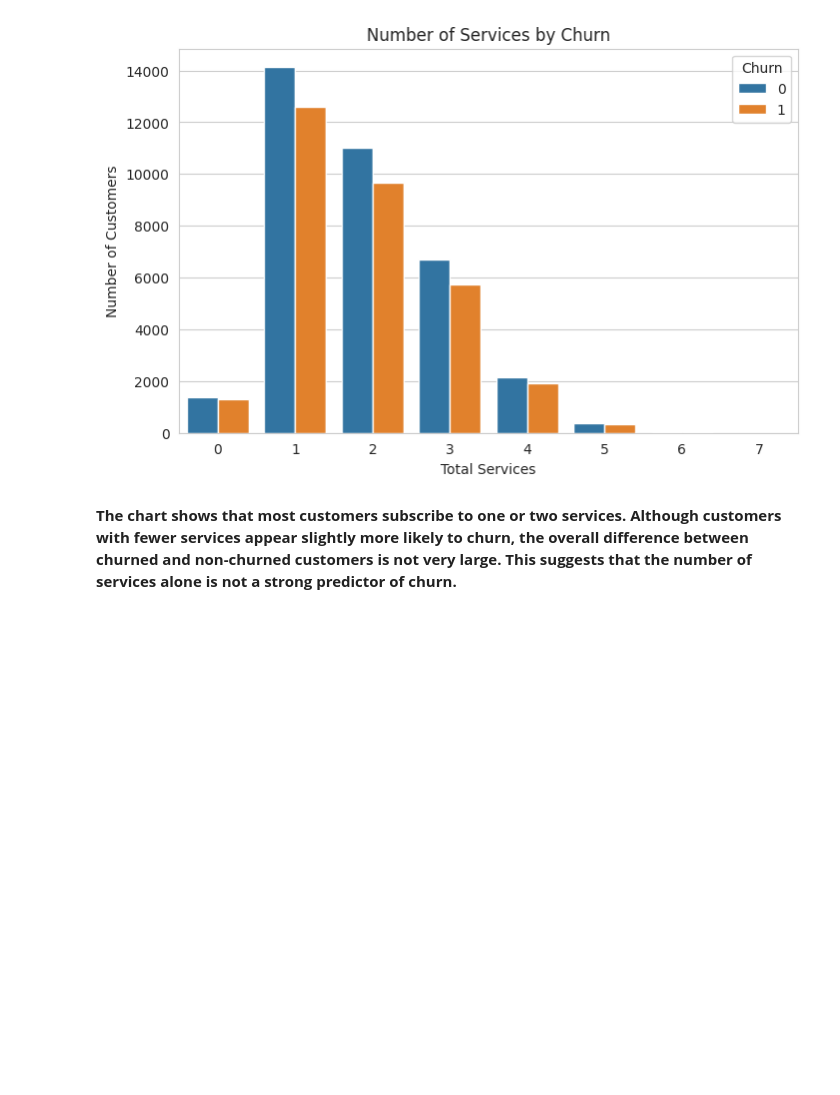
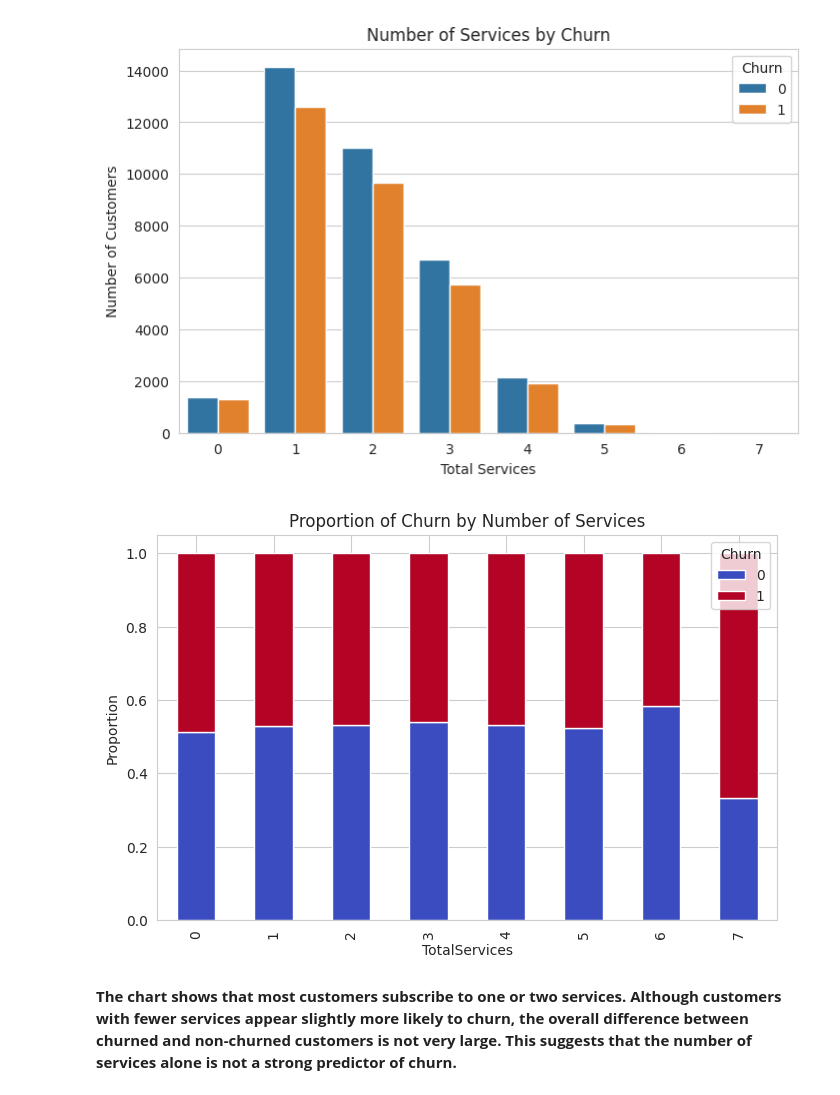
Before and after one commit to linda-bsharat/telco-customer-churn-prediction, a Jupyter notebook: notebooks/02_eda_and_visualization.ipynb, the cells around one changed output. Saved outputs shown, nothing was run; the diff lists cells and outputs as text; code cells hidden in the pictures; blank space fills up the shorter version.

```diff
--- a/notebooks/02_eda_and_visualization.ipynb
+++ b/notebooks/02_eda_and_visualization.ipynb
@@ -172,6 +196,26 @@ plt.ylabel("Number of Customers")
 plt.show()
 # %% [output]
 [figure]
+# %%
+service_churn = pd.crosstab(
+    df["TotalServices"],
+    df["Churn"],
+    normalize="index"
+)
+
+service_churn.plot(
+    kind="bar",
+    stacked=True,
+    figsize=(8,5),
+    colormap="coolwarm"
+)
+
+plt.ylabel("Proportion")
+plt.title("Proportion of Churn by Number of Services")
+
+plt.show()
+# %% [output]
+[figure, added]
 # %% [markdown]
 **The chart shows that most customers subscribe to one or two services. Although customers with fewer services appear slightly more likely to churn, the overall difference between churned and non-churned customers is not very large. This suggests that the number of services alone is not a strong predictor of churn.**
 # %%
```
Also changed, not shown: parts of 7 cells of this notebook.
